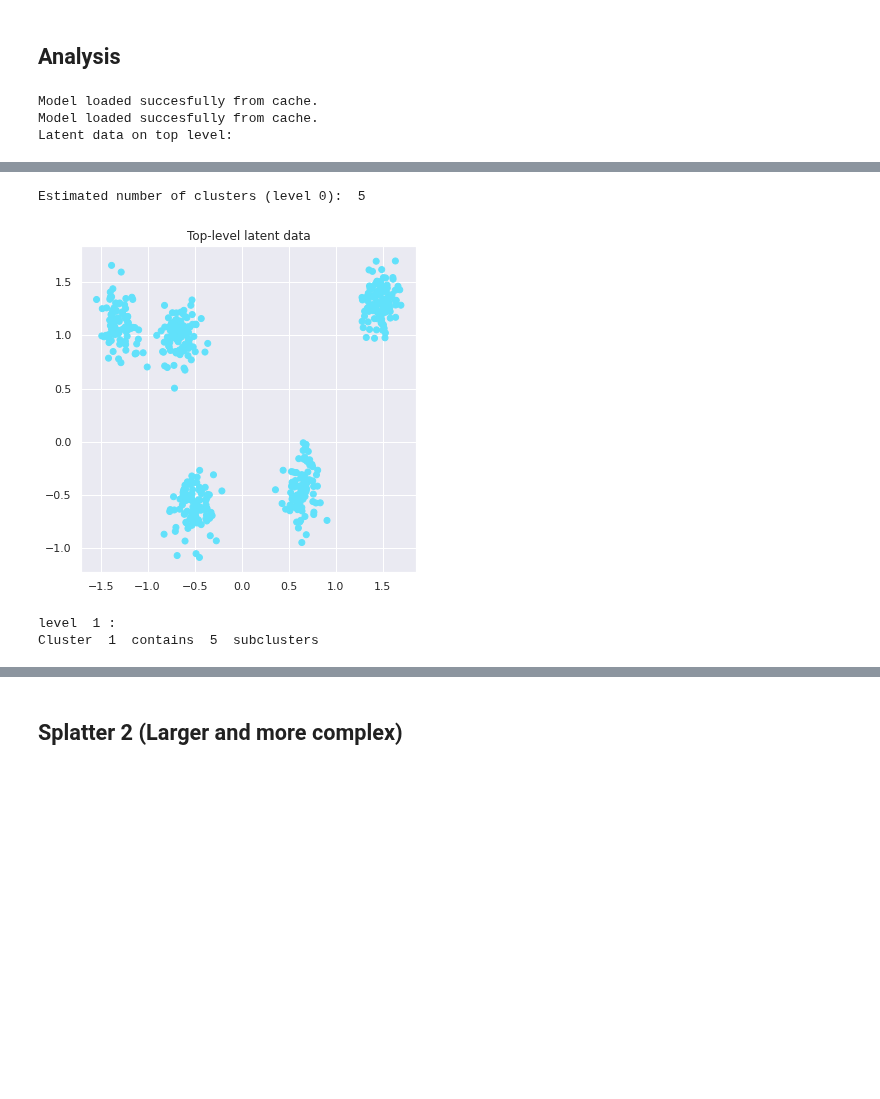
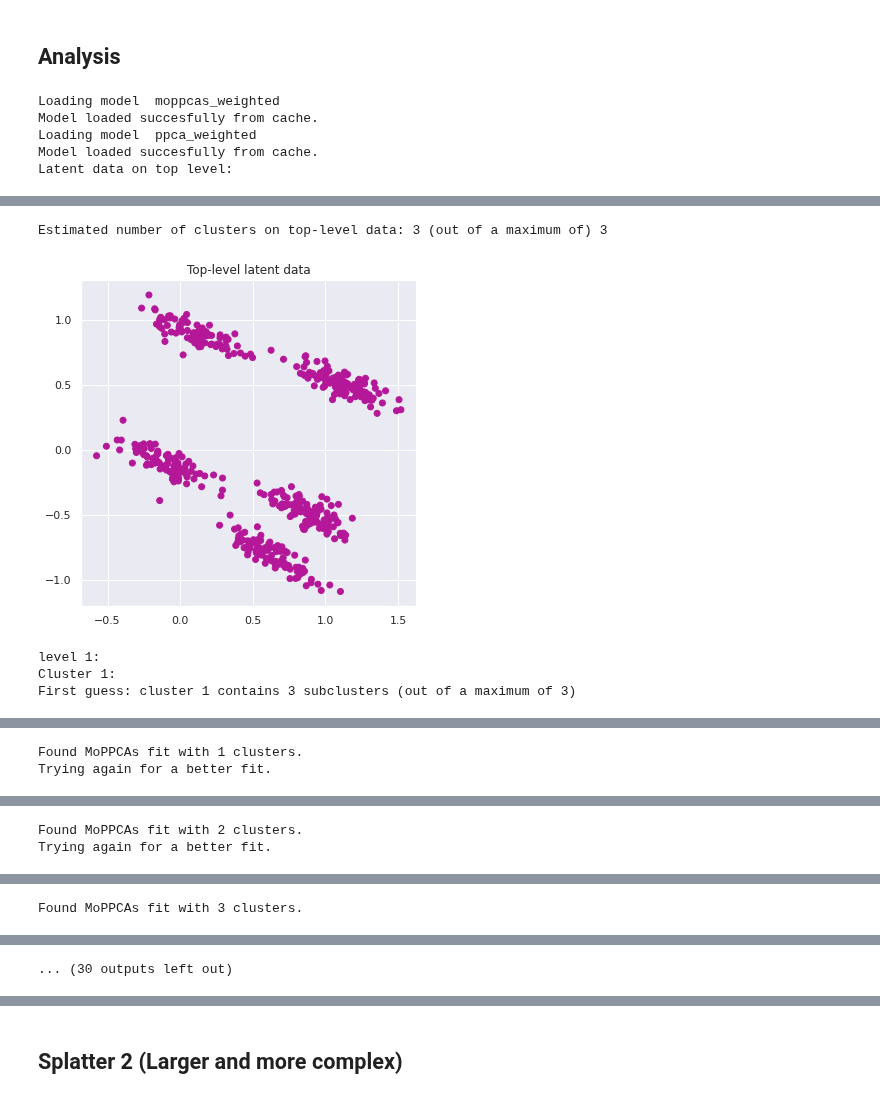
Before and after one commit to tobias-beers/RNA_visualization, a Jupyter notebook: Code/PyStan/Hierarchical_model_Splatter.ipynb, the cells around one changed output, grey strips where cells are left out. Cells and saved outputs as stored; diff of their text form; code cells hidden in the pictures; blank space fills up the shorter version.

Commit message:
working hierarchical model

```diff
--- a/Code/PyStan/Hierarchical_model_Splatter.ipynb
+++ b/Code/PyStan/Hierarchical_model_Splatter.ipynb
@@ -37,7 +39,3 @@ Loading model  ppca_weighted
 Model loaded succesfully from cache.
 Loading model  gmm_weighted
 Model loaded succesfully from cache.
-# %%
-data, labels = pickle.load(open('smallsplat_prep.pkl', 'rb'))
-N,D = np.shape(data)
-print((N,D))
@@ -249,2 +131,0 @@ Using 44 genes with std.dev. of higher than 1.7434869739478958
-# %%
-data = trans_data[:,genemask]
@@ -269,4 +133,0 @@ plt.show()
-# %%
-data, labels = pickle.load(open('smallsplat_prep.pkl', 'rb'))
-N,D = np.shape(data)
-print((N,D))
@@ -305,9 +163,11 @@ adjusted_rand_score(labels, labels_test)
 ## Analysis
 # %%
 model = hierarchical_model()
-latent, cats_per_lvl, probs = model.fit(data, max_depth=5, k_max=5)
+latent, cats_per_lvl, probs = model.fit(data, max_depth=5, k_max=3)
 # %% [output]
+Loading model  moppcas_weighted
 Model loaded succesfully from cache.
+Loading model  ppca_weighted
 Model loaded succesfully from cache.
 Latent data on top level:
 WARNING:pystan:Automatic Differentiation Variational Inference (ADVI) is an EXPERIMENTAL ALGORITHM.
@@ -315,4 +175,5 @@ WARNING:pystan:ADVI samples may be found on the filesystem in the file `/tmp/tmp
-Estimated number of clusters (level 0):  5
+Estimated number of clusters on top-level data: 3 (out of a maximum of) 3
-[figure, old version]
+[figure, new version]
-level  1 :
-Cluster  1  contains  5  subclusters
+level 1:
+Cluster 1:
+First guess: cluster 1 contains 3 subclusters (out of a maximum of 3)
@@ -319,0 +182,2 @@ RuntimeError: Initialization failed.
+Found MoPPCAs fit with 1 clusters.
+Trying again for a better fit.
@@ -319,0 +186,2 @@ RuntimeError: Initialization failed.
+Found MoPPCAs fit with 2 clusters.
+Trying again for a better fit.
@@ -319,0 +190 @@ RuntimeError: Initialization failed.
+Found MoPPCAs fit with 3 clusters.
@@ -319,0 +192 @@ RuntimeError: Initialization failed.
+... (30 outputs left out)
```
Also changed, not shown: parts of 98 cells of this notebook, 12 other files.
